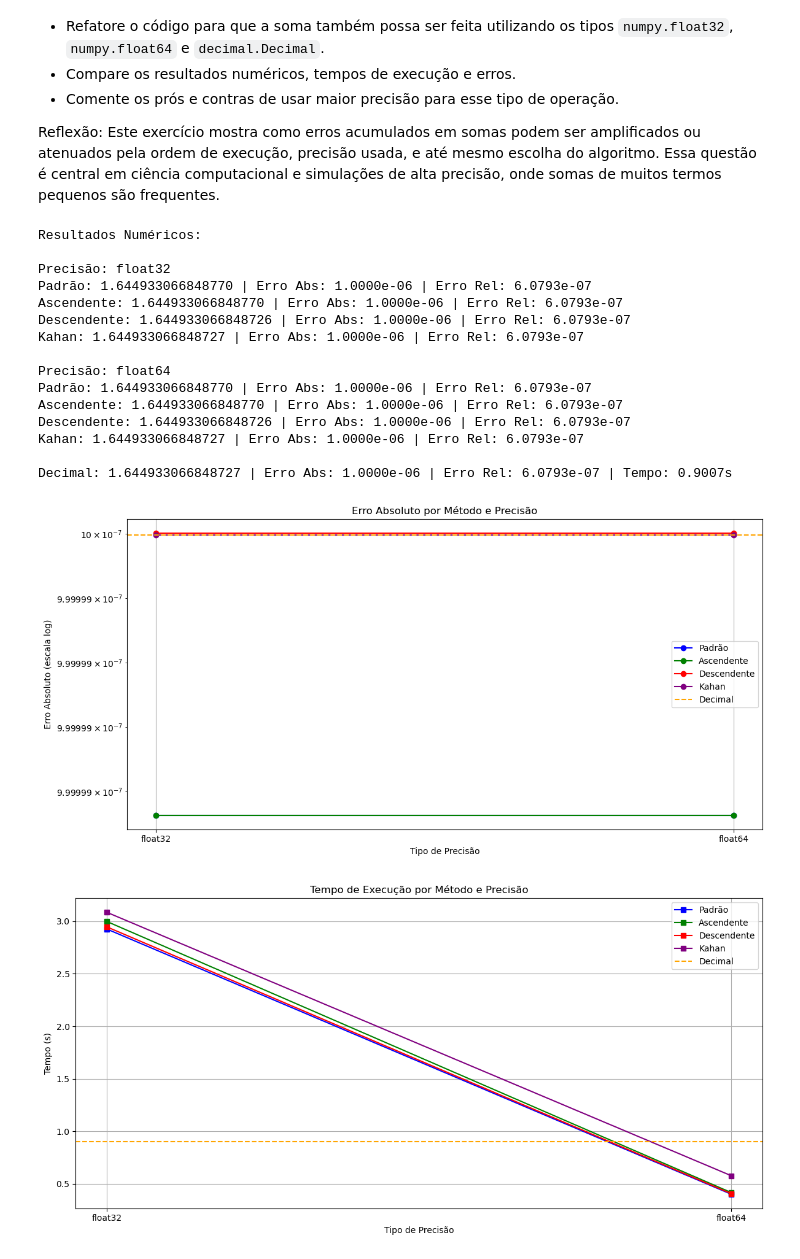
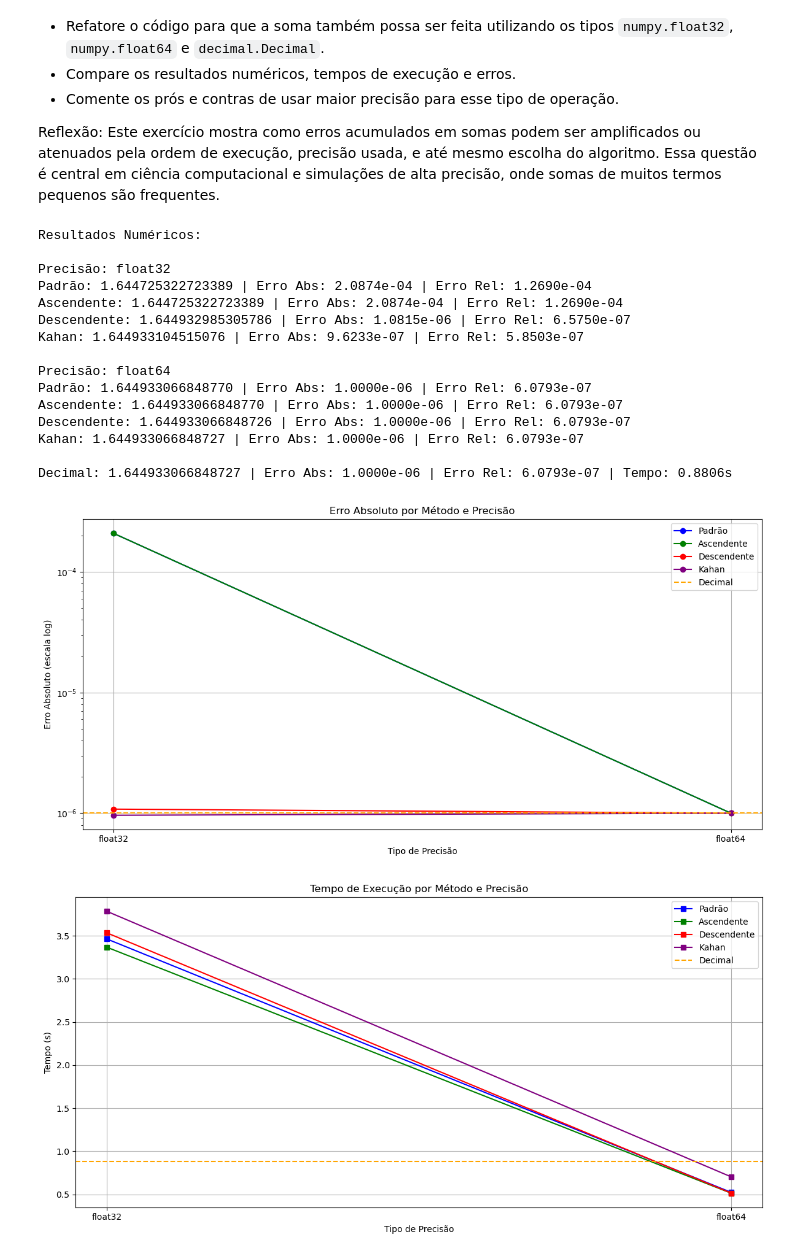
Before and after one commit to pimazzo/AV6, a Jupyter notebook: AV6.ipynb, the cells around one changed output. Drawn from its saved outputs; the diff is of its cells as text; code cells hidden in the pictures.

```diff
--- a/AV6.ipynb
+++ b/AV6.ipynb
@@ -179,20 +177,20 @@ Este exercício mostra como erros acumulados em somas podem ser amplificados ou
 def soma_padrao(n, dtype=np.float64):
     soma = dtype(0)
     for i in range(1, n+1):
-        soma += dtype(1) / dtype(i)**2
+        soma += dtype(dtype(1) / dtype(i)**2)
     return soma
 
 # b) Soma em diferentes ordens
 def soma_ascendente(n, dtype=np.float64):
     soma = dtype(0)
     for i in range(1, n+1):
-        soma += dtype(1) / dtype(i)**2
+        soma += dtype(dtype(1) / dtype(i)**2)
     return soma
 
 def soma_descendente(n, dtype=np.float64):
     soma = dtype(0)
     for i in range(n, 0, -1):
-        soma += dtype(1) / dtype(i)**2
+        soma += dtype(dtype(1) / dtype(i)**2)
     return soma
 
 # c) Algoritmo de Kahan
@@ -200,7 +198,7 @@ def soma_kahan(n, dtype=np.float64):
     soma = dtype(0)
     compensacao = dtype(0)
     for i in range(1, n+1):
-        termo = dtype(1) / dtype(i)**2 - compensacao
+        termo = dtype(dtype(1) / dtype(i)**2 - compensacao)
         temp = soma + termo
         compensacao = (temp - soma) - termo
         soma = temp
@@ -337,38 +335,38 @@ n_valores = [10**k for k in range(1, 7)]
 asc_erros, desc_erros = [], []
 
 for n_val in n_valores:
     asc = soma_ascendente(n_val, np.float64)
     desc = soma_descendente(n_val, np.float64)
     asc_erros.append(abs(asc - valor_teorico))
     desc_erros.append(abs(desc - valor_teorico))
 
 plt.figure(figsize=(10, 6))
 plt.loglog(n_valores, asc_erros, 'o-', label='Ordem Crescente')
 plt.loglog(n_valores, desc_erros, 's-', label='Ordem Decrescente')
 plt.title('Efeito da Ordem de Soma na Precisão')
 plt.xlabel('Número de Termos')
 plt.ylabel('Erro Absoluto')
 plt.legend()
 plt.grid(True, which="both", linestyle='--')
 plt.tight_layout()
 plt.savefig('ordem_soma.png')
 plt.show()
 # %% [output]
 Resultados Numéricos:
 
 Precisão: float32
-Padrão: 1.644933066848770 | Erro Abs: 1.0000e-06 | Erro Rel: 6.0793e-07
-Ascendente: 1.644933066848770 | Erro Abs: 1.0000e-06 | Erro Rel: 6.0793e-07
-Descendente: 1.644933066848726 | Erro Abs: 1.0000e-06 | Erro Rel: 6.0793e-07
-Kahan: 1.644933066848727 | Erro Abs: 1.0000e-06 | Erro Rel: 6.0793e-07
+Padrão: 1.644725322723389 | Erro Abs: 2.0874e-04 | Erro Rel: 1.2690e-04
+Ascendente: 1.644725322723389 | Erro Abs: 2.0874e-04 | Erro Rel: 1.2690e-04
+Descendente: 1.644932985305786 | Erro Abs: 1.0815e-06 | Erro Rel: 6.5750e-07
+Kahan: 1.644933104515076 | Erro Abs: 9.6233e-07 | Erro Rel: 5.8503e-07
 
 Precisão: float64
 Padrão: 1.644933066848770 | Erro Abs: 1.0000e-06 | Erro Rel: 6.0793e-07
 Ascendente: 1.644933066848770 | Erro Abs: 1.0000e-06 | Erro Rel: 6.0793e-07
 Descendente: 1.644933066848726 | Erro Abs: 1.0000e-06 | Erro Rel: 6.0793e-07
 Kahan: 1.644933066848727 | Erro Abs: 1.0000e-06 | Erro Rel: 6.0793e-07
 
-Decimal: 1.644933066848727 | Erro Abs: 1.0000e-06 | Erro Rel: 6.0793e-07 | Tempo: 0.9007s
+Decimal: 1.644933066848727 | Erro Abs: 1.0000e-06 | Erro Rel: 6.0793e-07 | Tempo: 0.8806s
-[figure, old version]
+[figure, new version]
-[figure, old version]
+[figure, new version]
 [figure]
```
Also changed, not shown: parts of 5 cells of this notebook.
